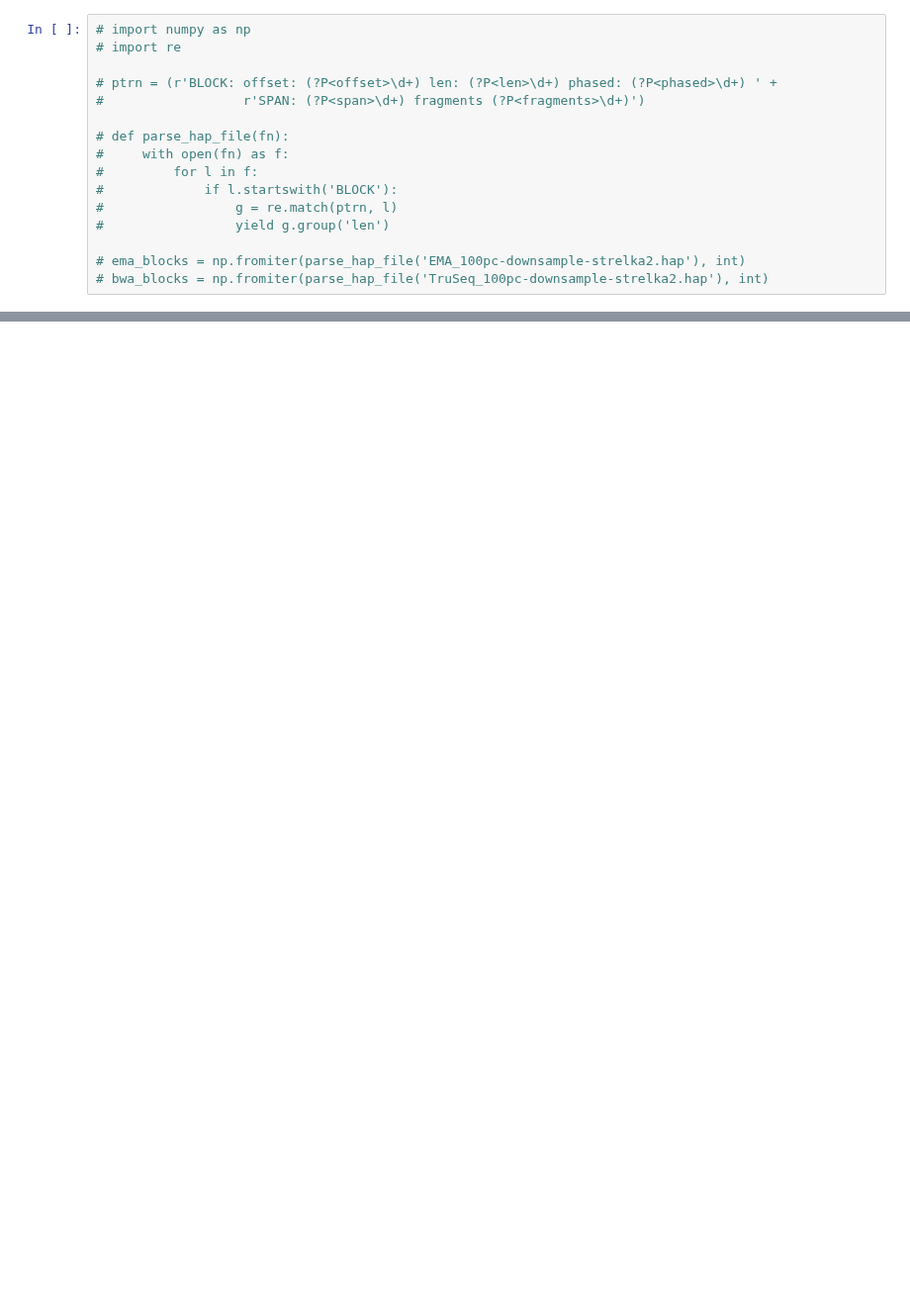
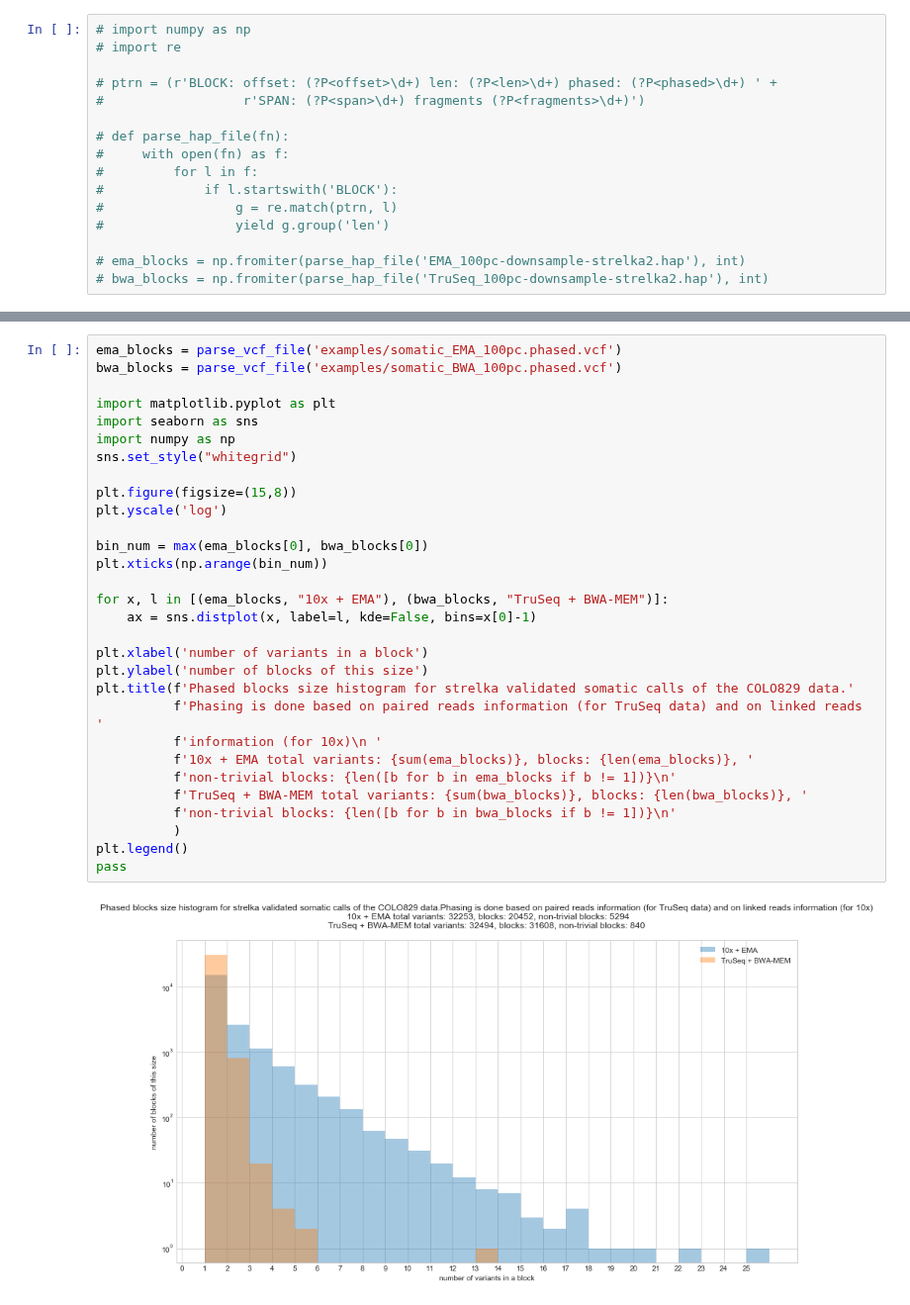
Before and after one commit to umccr/10x, a Jupyter notebook: phasing/Plot phase blocks.ipynb, the cells around one changed output, grey strips where cells are left out. Shown at 99% size. Drawn from its saved outputs; the diff is of its cells as text; blank space fills up the shorter version.

```diff
--- a/phasing/Plot phase blocks.ipynb
+++ b/phasing/Plot phase blocks.ipynb
@@ -72,0 +71,32 @@ pass
+# %%
+ema_blocks = parse_vcf_file('examples/somatic_EMA_100pc.phased.vcf')
+bwa_blocks = parse_vcf_file('examples/somatic_BWA_100pc.phased.vcf')
+
+import matplotlib.pyplot as plt
+import seaborn as sns
+import numpy as np
+sns.set_style("whitegrid")
+
+plt.figure(figsize=(15,8))
+plt.yscale('log')
+
+bin_num = max(ema_blocks[0], bwa_blocks[0])
+plt.xticks(np.arange(bin_num))
+
+for x, l in [(ema_blocks, "10x + EMA"), (bwa_blocks, "TruSeq + BWA-MEM")]:
+    ax = sns.distplot(x, label=l, kde=False, bins=x[0]-1)
+
+plt.xlabel('number of variants in a block')
+plt.ylabel('number of blocks of this size')
+plt.title(f'Phased blocks size histogram for strelka validated somatic calls of the COLO829 data.'
+          f'Phasing is done based on paired reads information (for TruSeq data) and on linked reads '
+          f'information (for 10x)\n '
+          f'10x + EMA total variants: {sum(ema_blocks)}, blocks: {len(ema_blocks)}, '
+          f'non-trivial blocks: {len([b for b in ema_blocks if b != 1])}\n'
+          f'TruSeq + BWA-MEM total variants: {sum(bwa_blocks)}, blocks: {len(bwa_blocks)}, '
+          f'non-trivial blocks: {len([b for b in bwa_blocks if b != 1])}\n'
+          )
+plt.legend()
+pass
+# %% [output]
+[figure, added]
```
Also changed, not shown: parts of 2 cells of this notebook, 2 other files.
